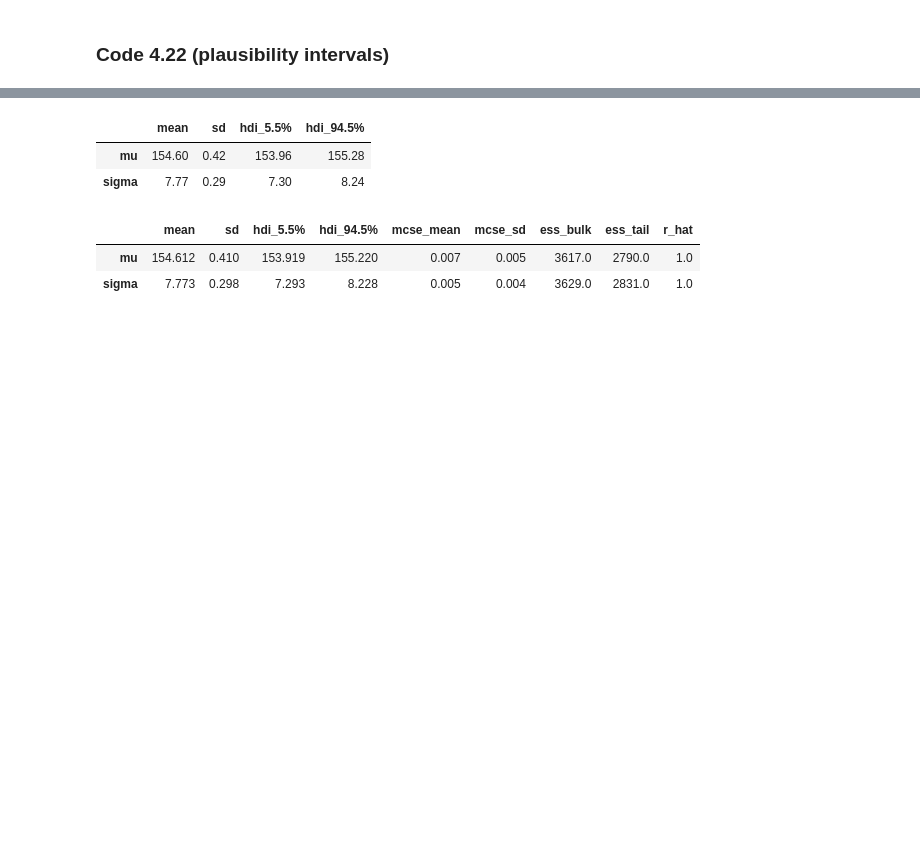
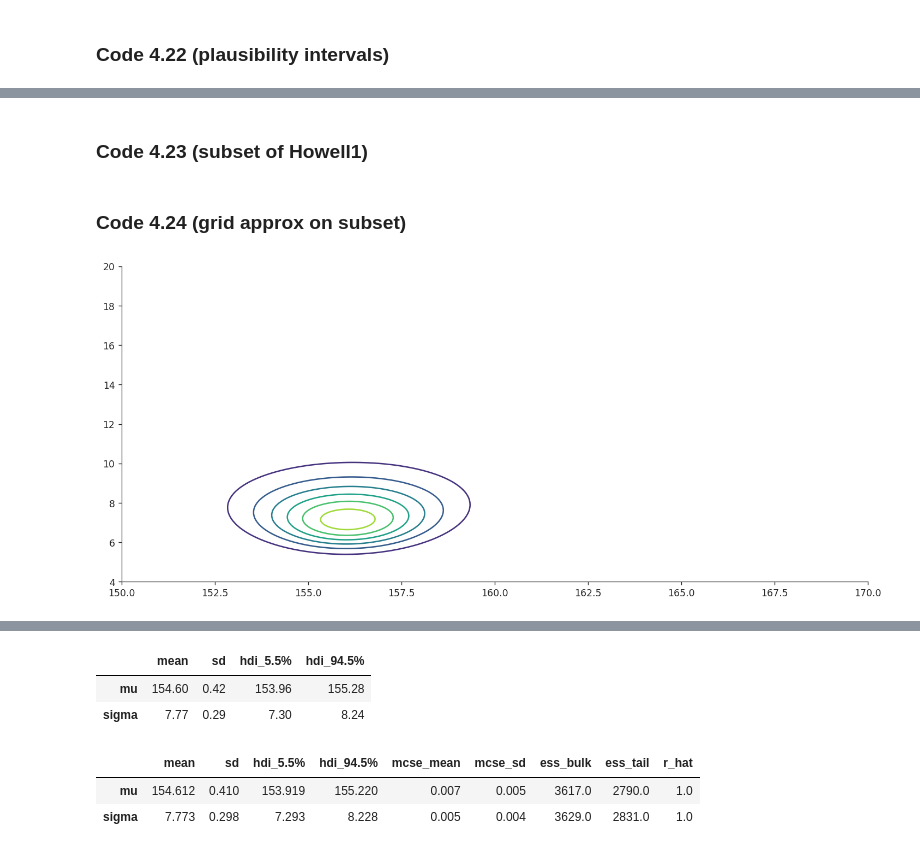
Before and after one commit to jaredxfeng/rethinking, a Jupyter notebook: notebooks/ch4_simpReg.ipynb, the cells around one changed output, grey strips where cells are left out. Cells and saved outputs as stored; diff of their text form; code cells hidden in the pictures; blank space fills up the shorter version.

```diff
--- a/notebooks/ch4_simpReg.ipynb
+++ b/notebooks/ch4_simpReg.ipynb
@@ -318,0 +324,17 @@ az.hdi(sample_mus), az.hdi(sample_sigmas)
+# %% [markdown]
+### Code 4.23 (subset of Howell1)
+# %%
+d3 = choice(d2.height, 20)
+# %% [markdown]
+### Code 4.24 (grid approx on subset)
+# %%
+mus = np.linspace(150, 170, 200)
+sigmas = np.linspace(4, 20, 200)
+post_LL = dnorm(d3, mus.reshape(1, -1, 1), sigmas.reshape(-1, 1, 1), log=True).sum(-1)
+post_prod = post_LL + dnorm(mus.reshape(1, -1), 178, 20, True) \
+                    + dunif(sigmas.reshape(-1, 1), 0, 50, True)
+post_prob = np.exp(post_prod - post_prod.max())
+# %%
+plt.contour(mus, sigmas, post_prob);
+# %% [output]
+[figure, added]
```
Also changed, not shown: parts of 28 cells of this notebook, 3 other files.
